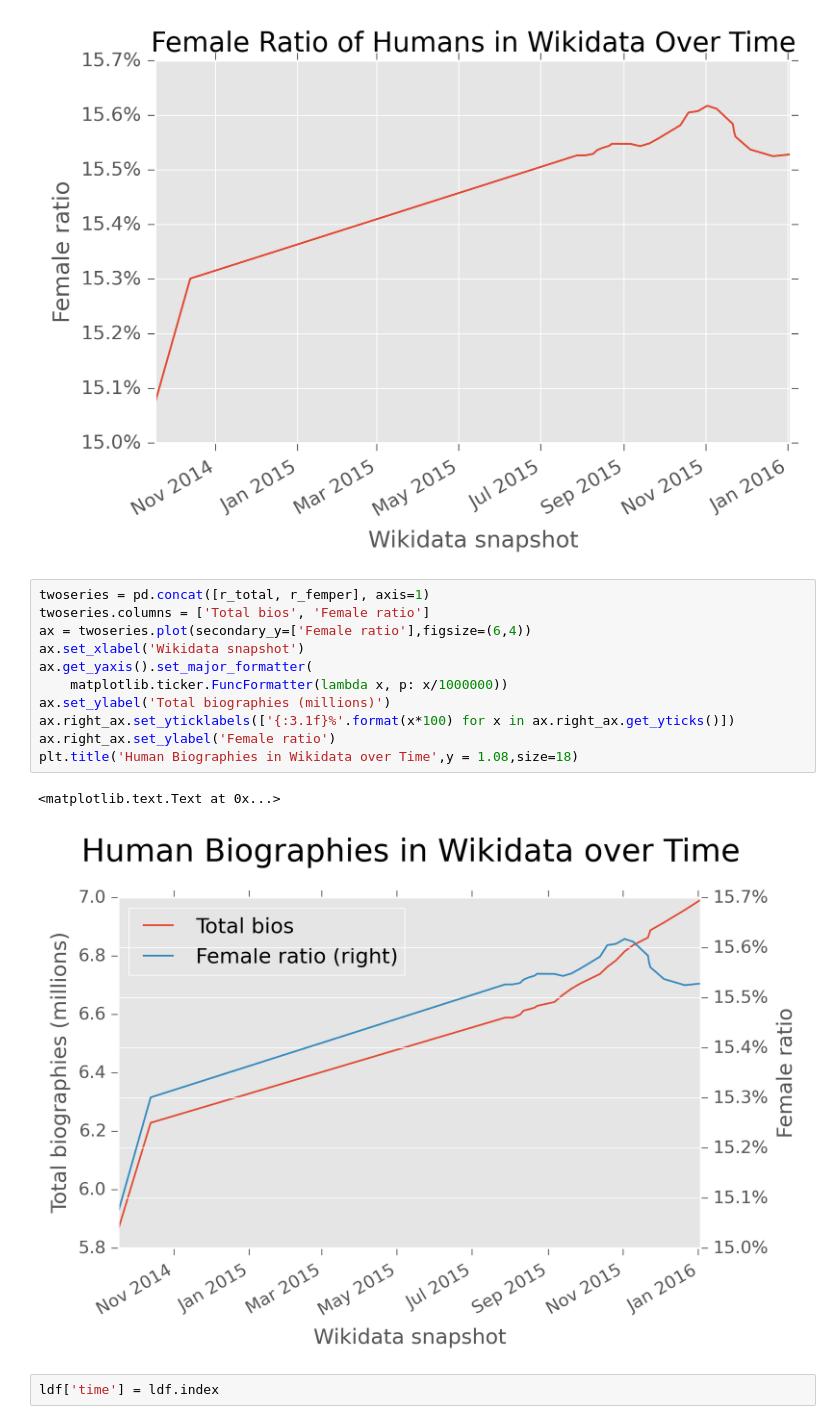
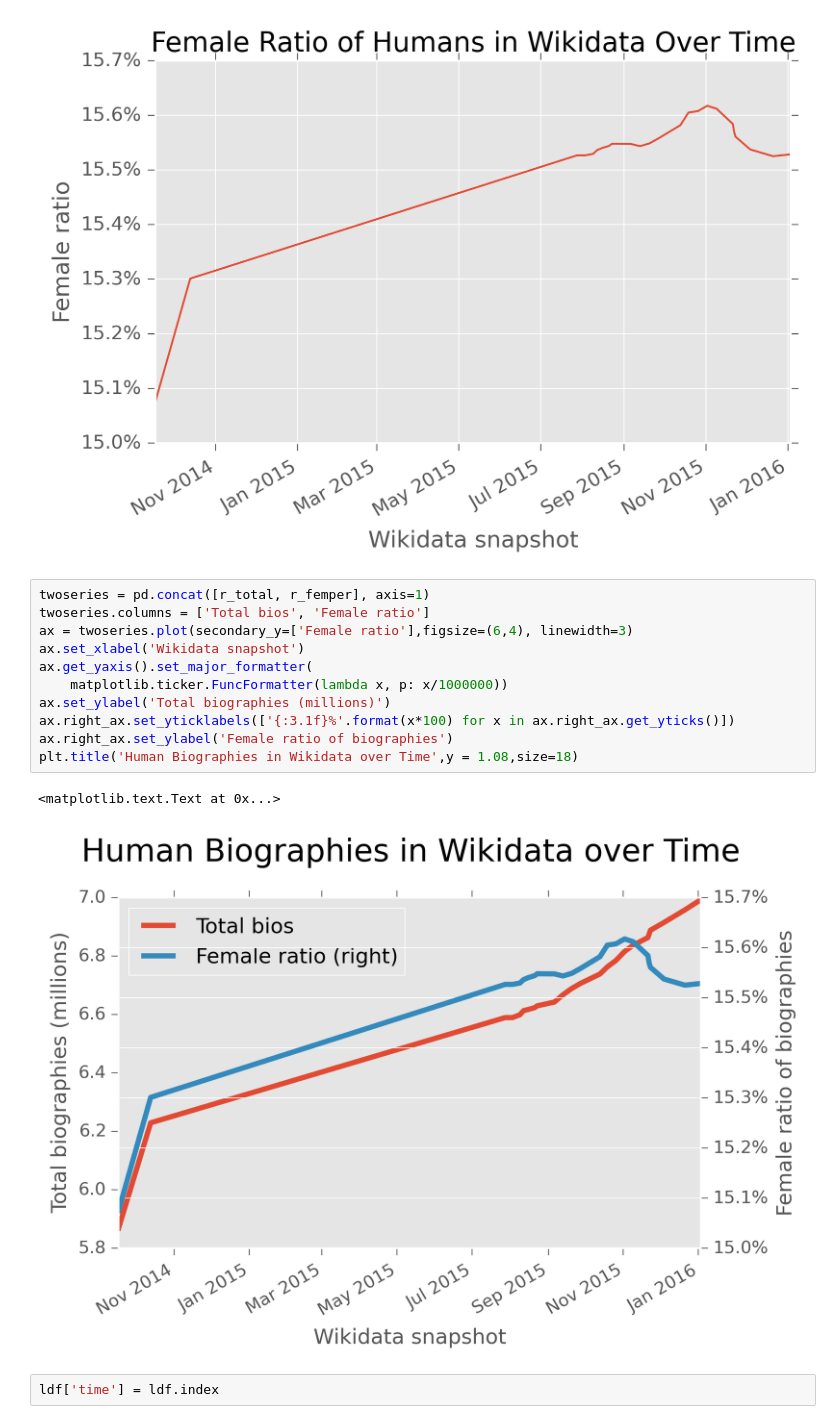
Before and after one commit to notconfusing/WIGI, a Jupyter notebook: chi/longitduinal descriptions.ipynb, the cells around one changed output. Saved outputs shown, nothing was run; the diff lists cells and outputs as text.

```diff
--- a/chi/longitduinal descriptions.ipynb
+++ b/chi/longitduinal descriptions.ipynb
@@ -259,17 +259,17 @@ plt.xlabel('Wikidata snapshot')
 # %%
 twoseries = pd.concat([r_total, r_femper], axis=1)
 twoseries.columns = ['Total bios', 'Female ratio']
-ax = twoseries.plot(secondary_y=['Female ratio'],figsize=(6,4))
+ax = twoseries.plot(secondary_y=['Female ratio'],figsize=(6,4), linewidth=3)
 ax.set_xlabel('Wikidata snapshot')
 ax.get_yaxis().set_major_formatter(
     matplotlib.ticker.FuncFormatter(lambda x, p: x/1000000))
 ax.set_ylabel('Total biographies (millions)')
 ax.right_ax.set_yticklabels(['{:3.1f}%'.format(x*100) for x in ax.right_ax.get_yticks()])
-ax.right_ax.set_ylabel('Female ratio')
+ax.right_ax.set_ylabel('Female ratio of biographies')
 plt.title('Human Biographies in Wikidata over Time',y = 1.08,size=18)
 # %% [output]
 <matplotlib.text.Text at 0x...>
-[figure, old version]
+[figure, new version]
 # %%
 ldf['time'] = ldf.index
 # %%
```
Also changed, not shown: parts of 22 cells of this notebook, 14 other files.
